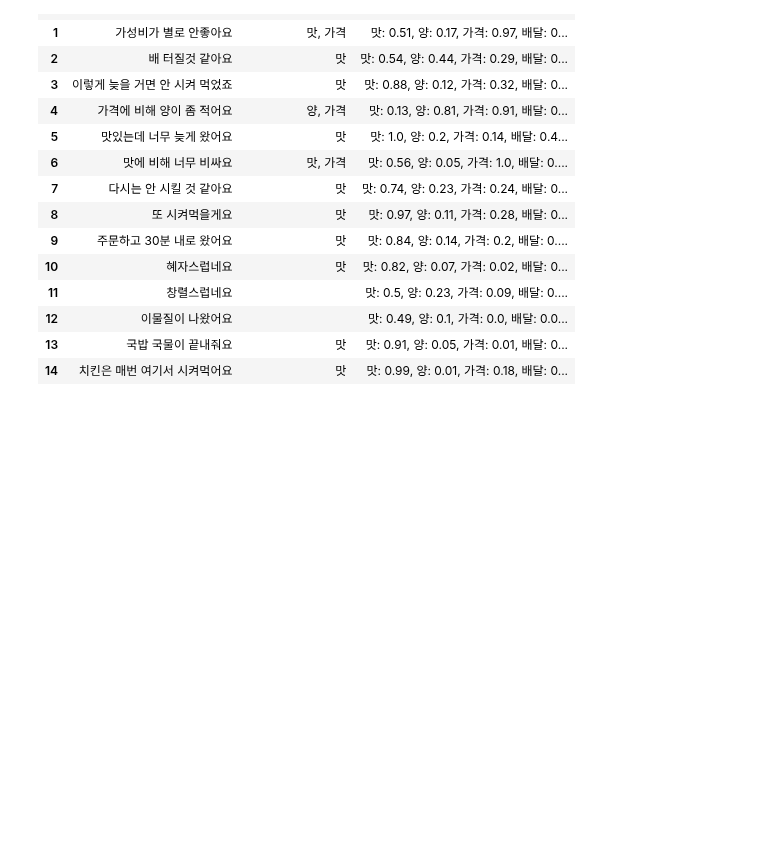
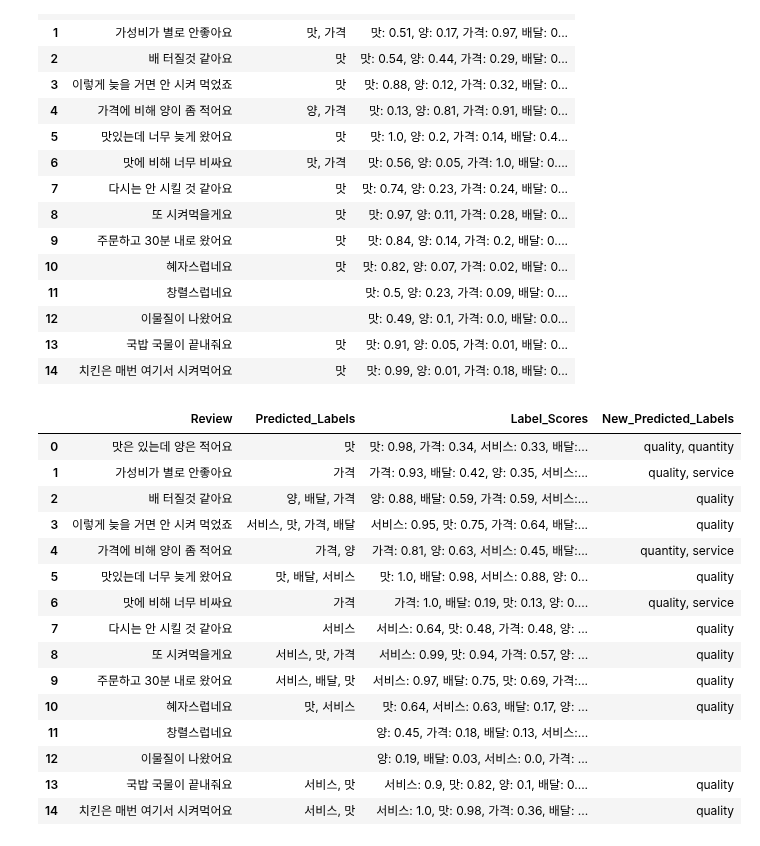
Before and after one commit to swoo-nam/BootCamp_project_final, a Jupyter notebook: 이용민_42000_제로샷_5라벨학습.ipynb, the cells around one changed output. Drawn from its saved outputs; the diff is of its cells as text; code cells hidden in the pictures; blank space fills up the shorter version.

```diff
--- a/이용민_42000_제로샷_5라벨학습.ipynb
+++ b/이용민_42000_제로샷_5라벨학습.ipynb
@@ -908,0 +1014,19 @@ result_df
+# %%
+result_df
+# %% [output]
+|  | Review | Predicted_Labels | Label_Scores | New_Predicted_Labels |
+| 0 | 맛은 있는데 양은 적어요 | 맛 | 맛: 0.98, 가격: 0.34, 서비스: 0.33, 배달:... | quality, quantity |
+| 1 | 가성비가 별로 안좋아요 | 가격 | 가격: 0.93, 배달: 0.42, 양: 0.35, 서비스:... | quality, service |
+| 2 | 배 터질것 같아요 | 양, 배달, 가격 | 양: 0.88, 배달: 0.59, 가격: 0.59, 서비스:... | quality |
+| 3 | 이렇게 늦을 거면 안 시켜 먹었죠 | 서비스, 맛, 가격, 배달 | 서비스: 0.95, 맛: 0.75, 가격: 0.64, 배달:... | quality |
+| 4 | 가격에 비해 양이 좀 적어요 | 가격, 양 | 가격: 0.81, 양: 0.63, 서비스: 0.45, 배달:... | quantity, service |
+| 5 | 맛있는데 너무 늦게 왔어요 | 맛, 배달, 서비스 | 맛: 1.0, 배달: 0.98, 서비스: 0.88, 양: 0... | quality |
+| 6 | 맛에 비해 너무 비싸요 | 가격 | 가격: 1.0, 배달: 0.19, 맛: 0.13, 양: 0.... | quality, service |
+| 7 | 다시는 안 시킬 것 같아요 | 서비스 | 서비스: 0.64, 맛: 0.48, 가격: 0.48, 양: ... | quality |
+| 8 | 또 시켜먹을게요 | 서비스, 맛, 가격 | 서비스: 0.99, 맛: 0.94, 가격: 0.57, 양: ... | quality |
+| 9 | 주문하고 30분 내로 왔어요 | 서비스, 배달, 맛 | 서비스: 0.97, 배달: 0.75, 맛: 0.69, 가격:... | quality |
+| 10 | 혜자스럽네요 | 맛, 서비스 | 맛: 0.64, 서비스: 0.63, 배달: 0.17, 양: ... | quality |
+| 11 | 창렬스럽네요 |  | 양: 0.45, 가격: 0.18, 배달: 0.13, 서비스:... |  |
+| 12 | 이물질이 나왔어요 |  | 양: 0.19, 배달: 0.03, 서비스: 0.0, 가격: ... |  |
+| 13 | 국밥 국물이 끝내줘요 | 서비스, 맛 | 서비스: 0.9, 맛: 0.82, 양: 0.1, 배달: 0.... | quality |
+| 14 | 치킨은 매번 여기서 시켜먹어요 | 서비스, 맛 | 서비스: 1.0, 맛: 0.98, 가격: 0.36, 배달: ... | quality |
```
Also changed, not shown: parts of 10 cells of this notebook.
